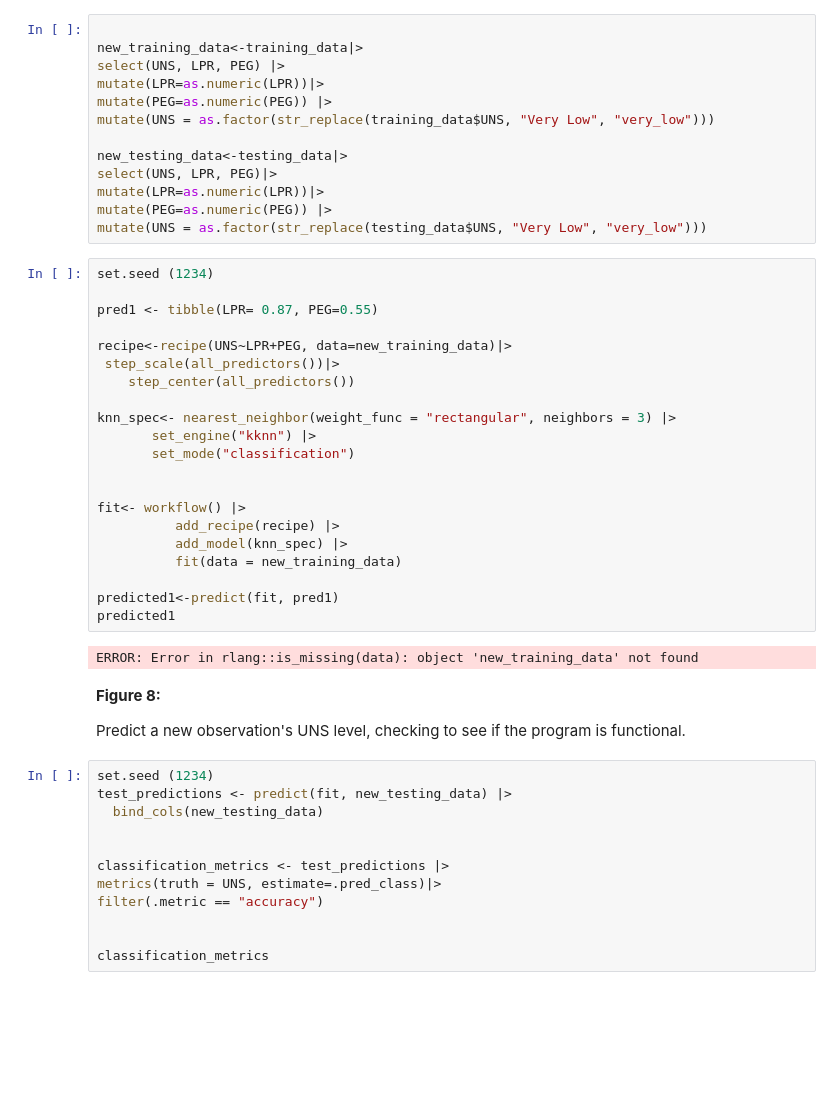
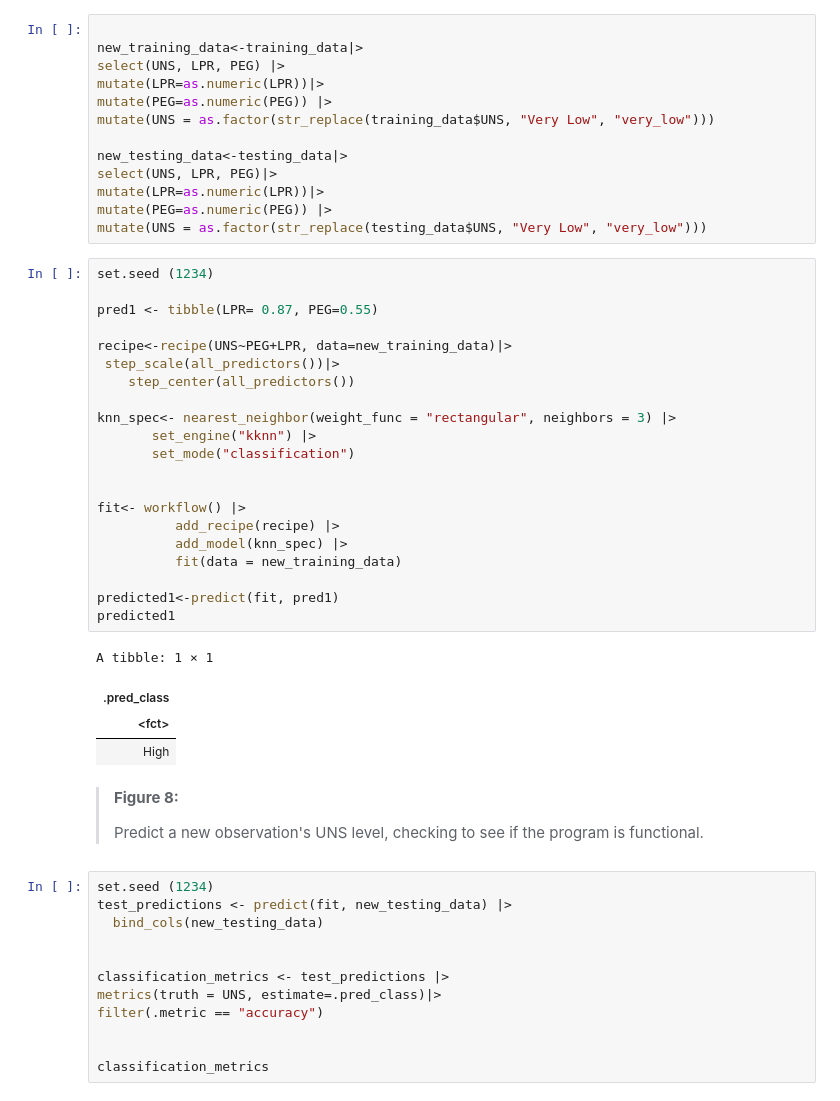
Before and after one commit to thisisyifulin/group_contract, a Jupyter notebook: project_proposal.ipynb, the cells around one changed output. Drawn from its saved outputs; the diff is of its cells as text; blank space fills up the shorter version.

```diff
--- a/project_proposal.ipynb
+++ b/project_proposal.ipynb
@@ -321,30 +328,35 @@ mutate(UNS = as.factor(str_replace(testing_data$UNS, "Very Low", "very_low")))
 # %%
 set.seed (1234)
 
 pred1 <- tibble(LPR= 0.87, PEG=0.55)
 
-recipe<-recipe(UNS~LPR+PEG, data=new_training_data)|>
+recipe<-recipe(UNS~PEG+LPR, data=new_training_data)|>
  step_scale(all_predictors())|>
     step_center(all_predictors())
 
 knn_spec<- nearest_neighbor(weight_func = "rectangular", neighbors = 3) |>
        set_engine("kknn") |>
        set_mode("classification")
 
 
 fit<- workflow() |>
           add_recipe(recipe) |>
           add_model(knn_spec) |>
           fit(data = new_training_data)
 
 predicted1<-predict(fit, pred1)
 predicted1
 # %% [output]
-ERROR: Error in rlang::is_missing(data): object 'new_training_data' not found
+A tibble: 1 × 1
+| .pred_class |
+| <fct> |
+| High |
 # %% [markdown]
-<b> Figure 8: </b>
 
-Predict a new observation's UNS level, checking to see if the program is functional.
+
+><b> Figure 8: </b>
+>
+>Predict a new observation's UNS level, checking to see if the program is functional.
 # %%
 set.seed (1234)
 test_predictions <- predict(fit, new_testing_data) |>
```
Also changed, not shown: parts of 11 cells of this notebook.
